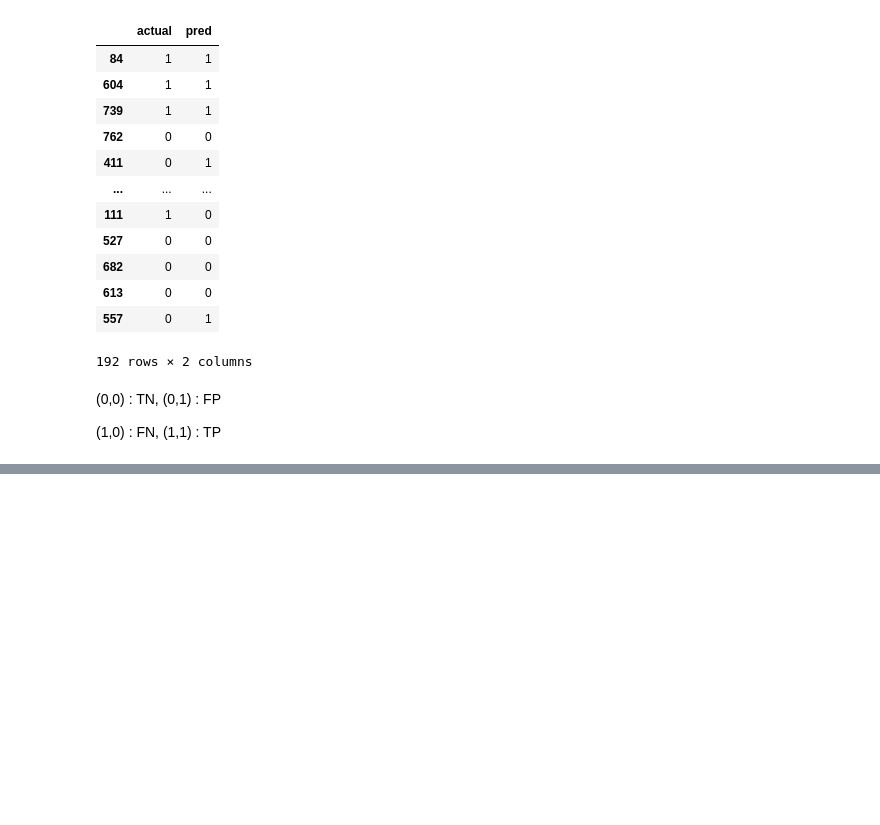
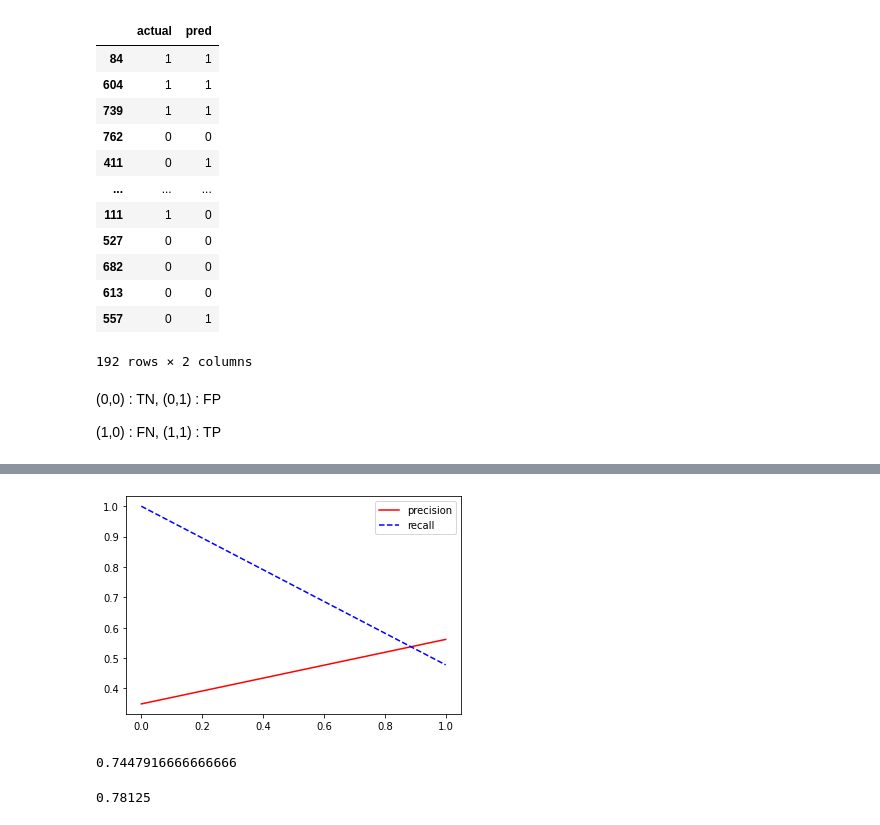
Before and after one commit to Jung-jieun/python-big-data-analysis, a Jupyter notebook: 분류평가.ipynb, the cells around one changed output, grey strips where cells are left out. Drawn from its saved outputs; the diff is of its cells as text; code cells hidden in the pictures; blank space fills up the shorter version.

```diff
--- a/분류평가.ipynb
+++ b/분류평가.ipynb
@@ -149,0 +223,4 @@ mycon['con'] = np.where(mycon['actual']==1, np.where(mycon['pred']==1, 'TP', 'FN
+# %%
+# predict_proba : 레이블 값이 될 확률 추출
+pred_probal = dt.predict_proba(X_test)
+pred_probal[:, 1]
@@ -149,0 +240,30 @@ mycon['con'] = np.where(mycon['actual']==1, np.where(mycon['pred']==1, 'TP', 'FN
+# %%
+precision, recall, thresholds = precision_recall_curve(y_test, pred_probal[:, 1])
+plt.plot(thresholds, precision[:thresholds.shape[0]], 'r-', label = 'precision')
+plt.plot(thresholds, recall[:thresholds.shape[0]], 'b--', label = 'recall')
+plt.legend()
+plt.show()
+# %% [output]
+[figure, added]
+# %%
+X_train, X_test, y_train, y_test = train_test_split(feature,target, random_state=156)
+
+# 로지스틱 회귀로 학습, 예측, 평가
+lr_clf = LogisticRegression()
+lr_clf.fit(X_train, y_train)
+pred = lr_clf.predict(X_test)
+
+accuracy_score(y_test, pred)
+# %% [output]
+0.7447916666666666
+# %%
+X_train, X_test, y_train, y_test = train_test_split(feature, target ,shuffle=True, stratify = target, random_state=156)
+
+# 로지스틱 회귀로 학습, 예측, 평가
+lr_clf = LogisticRegression()
+lr_clf.fit(X_train, y_train)
+pred = lr_clf.predict(X_test)
+
+accuracy_score(y_test, pred)
+# %% [output]
+0.78125
```
Also changed, not shown: parts of 22 cells of this notebook.
